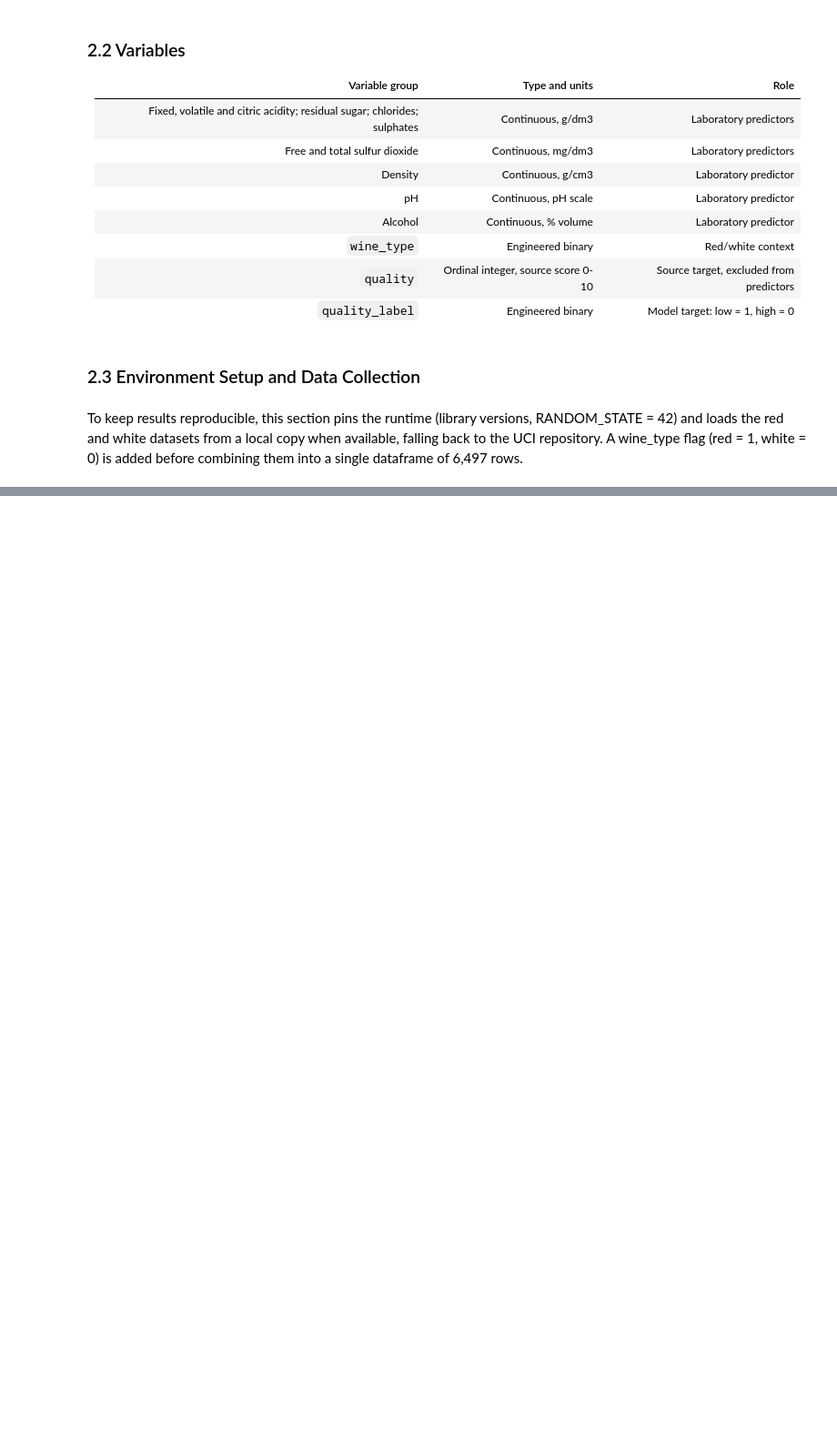
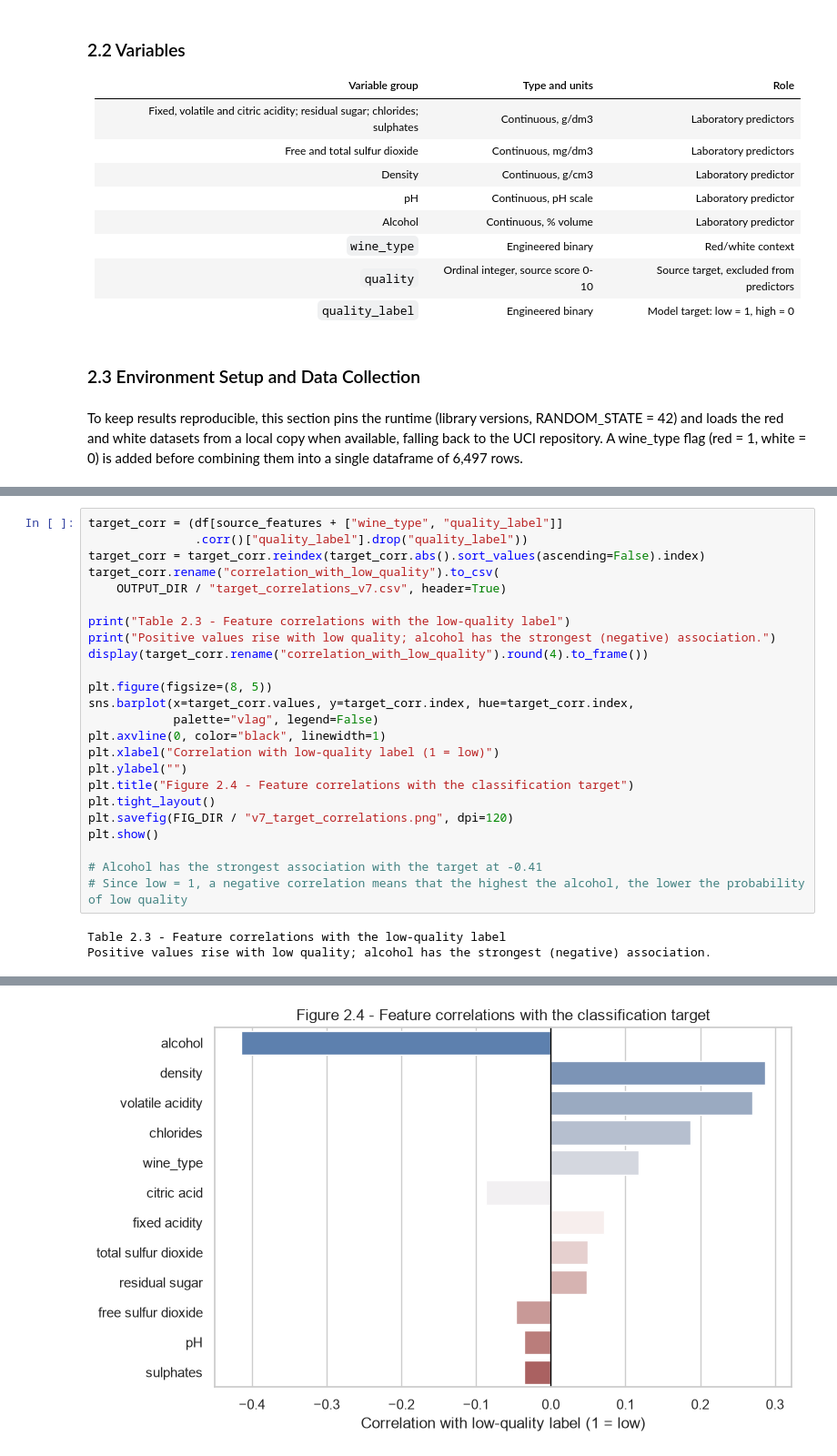
Before and after one commit to lfariabr/masters-swe-ai, a Jupyter notebook: 2026-T2/MLN/assignments/Assessment2/notebook/MLN601FariaLuisBrief2v7.ipynb, the cells around one changed output, grey strips where cells are left out. Shown at 91% size. Cells and saved outputs as stored; diff of their text form; blank space fills up the shorter version.

```diff
--- a/2026-T2/MLN/assignments/Assessment2/notebook/MLN601FariaLuisBrief2v7.ipynb
+++ b/2026-T2/MLN/assignments/Assessment2/notebook/MLN601FariaLuisBrief2v7.ipynb
@@ -247,0 +419,27 @@ plt.show()
+# %%
+target_corr = (df[source_features + ["wine_type", "quality_label"]]
+               .corr()["quality_label"].drop("quality_label"))
+target_corr = target_corr.reindex(target_corr.abs().sort_values(ascending=False).index)
+target_corr.rename("correlation_with_low_quality").to_csv(
+    OUTPUT_DIR / "target_correlations_v7.csv", header=True)
+
+print("Table 2.3 - Feature correlations with the low-quality label")
+print("Positive values rise with low quality; alcohol has the strongest (negative) association.")
+display(target_corr.rename("correlation_with_low_quality").round(4).to_frame())
+
+plt.figure(figsize=(8, 5))
+sns.barplot(x=target_corr.values, y=target_corr.index, hue=target_corr.index,
+            palette="vlag", legend=False)
+plt.axvline(0, color="black", linewidth=1)
+plt.xlabel("Correlation with low-quality label (1 = low)")
+plt.ylabel("")
+plt.title("Figure 2.4 - Feature correlations with the classification target")
+plt.tight_layout()
+plt.savefig(FIG_DIR / "v7_target_correlations.png", dpi=120)
+plt.show()
+
+# Alcohol has the strongest association with the target at -0.41
+# Since low = 1, a negative correlation means that the highest the alcohol, the lower the probability of low quality
+# %% [output]
+Table 2.3 - Feature correlations with the low-quality label
+Positive values rise with low quality; alcohol has the strongest (negative) association.
@@ -247,0 +459 @@ plt.show()
+[figure, added]
```
Also changed, not shown: parts of 15 cells of this notebook, 8 other files.
